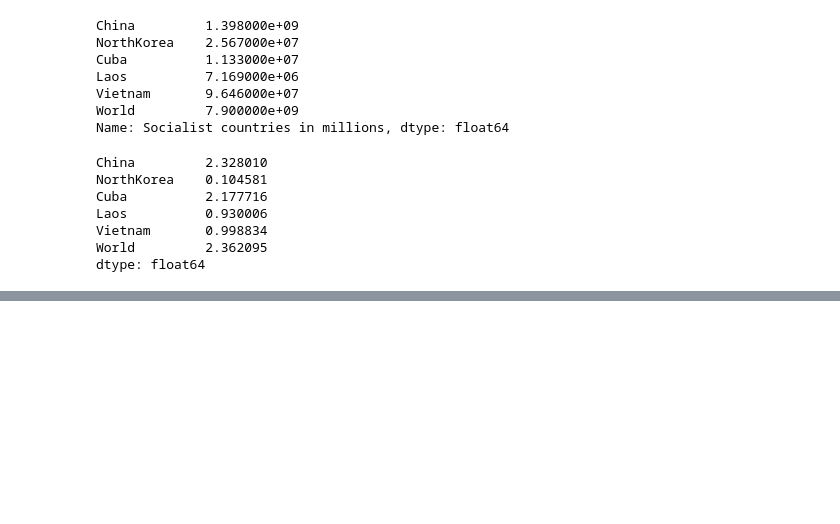
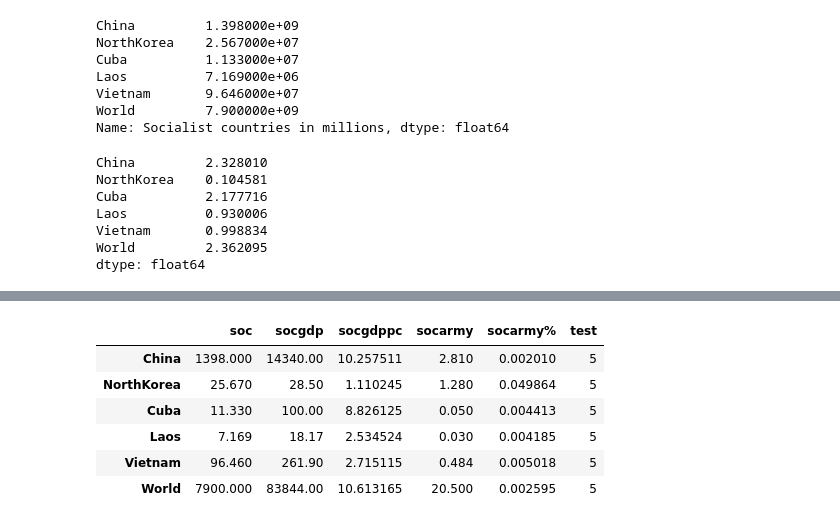
Before and after one commit to NikelaosToner/freecodecamp-intro-to-pandas, a Jupyter notebook: Untitled Folder/1 pandas.ipynb, the cells around one changed output, grey strips where cells are left out. Drawn from its saved outputs; the diff is of its cells as text; code cells hidden in the pictures; blank space fills up the shorter version.

```diff
--- a/Untitled Folder/1 pandas.ipynb
+++ b/Untitled Folder/1 pandas.ipynb
@@ -199,0 +440,4 @@ dtype: float64
+# %%
+socdf.loc[:,'socarmy%'] = pd.Series(socarmy/soc)
+# %%
+socdf = socdf.drop(columns = 'test')
@@ -199,0 +473,4 @@ dtype: float64
+# %%
+socdf.loc[:, 'test'] = pd.Series(np.full(6,5), index = socdf.index)
+# %%
+socdf = socdf.drop('test')
@@ -199,0 +489,10 @@ dtype: float64
+# %%
+socdf
+# %% [output]
+|  | soc | socgdp | socgdppc | socarmy | socarmy% | test |
+| China | 1398.000 | 14340.00 | 10.257511 | 2.810 | 0.002010 | 5 |
+| NorthKorea | 25.670 | 28.50 | 1.110245 | 1.280 | 0.049864 | 5 |
+| Cuba | 11.330 | 100.00 | 8.826125 | 0.050 | 0.004413 | 5 |
+| Laos | 7.169 | 18.17 | 2.534524 | 0.030 | 0.004185 | 5 |
+| Vietnam | 96.460 | 261.90 | 2.715115 | 0.484 | 0.005018 | 5 |
+| World | 7900.000 | 83844.00 | 10.613165 | 20.500 | 0.002595 | 5 |
```
Also changed, not shown: parts of 56 cells of this notebook, 2 other files.
